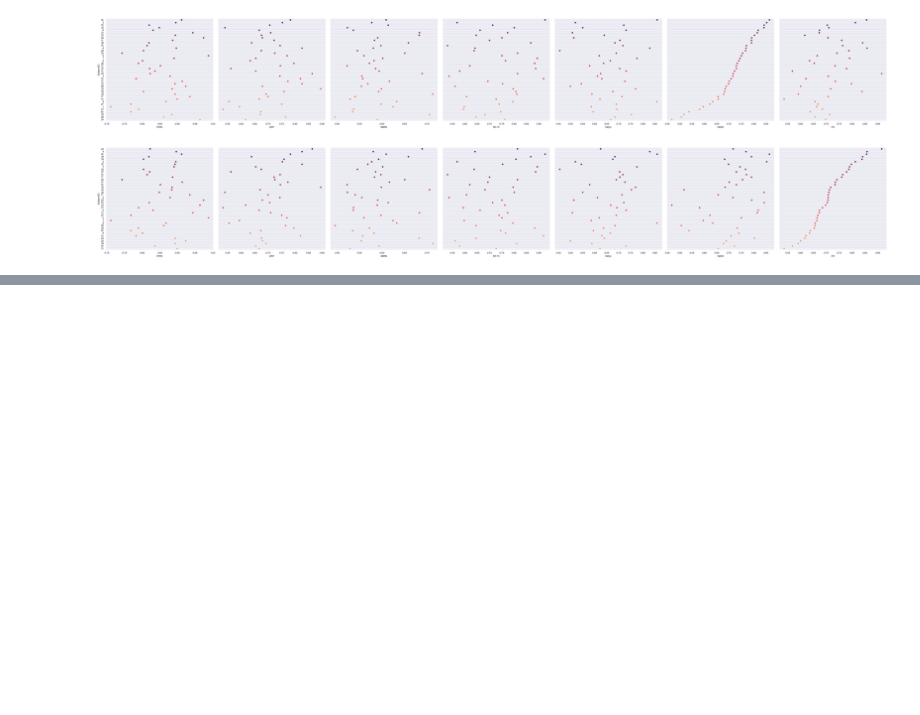
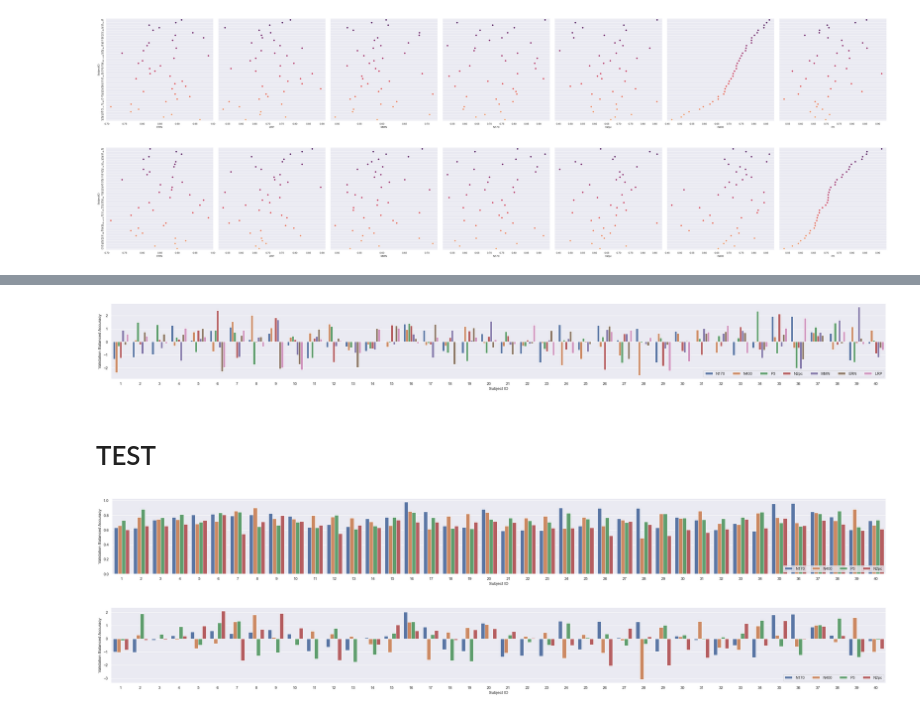
Before and after one commit to HannesBonasch/Thesis-Analysing-Deep-Learning-Decoding, a Jupyter notebook: WithinSubject.ipynb, the cells around one changed output, grey strips where cells are left out. Cells and saved outputs as stored; diff of their text form; code cells hidden in the pictures; blank space fills up the shorter version.

```diff
--- a/WithinSubject.ipynb
+++ b/WithinSubject.ipynb
@@ -280,0 +443,49 @@ for task in ["ERN", "LRP", "MMN", "N170", "N2pc", "N400", "P3"]:
+# %%
+parameters = {
+    # data
+    "data_path": "F:/Masterthesis/Data",
+    "task": "N170",
+    "preprocessing": "medium",
+    "n_subjects": 40,
+    "reject_incorrect_responses": True,
+    # model
+    "model": "shallow",
+    "n_classes": 2,
+    "n_chans": 30,
+    "input_window_samples": 255,
+    "seed": 42,
+    # classifier
+    "lr": 0.01,
+    "weight_decay": 0.0,
+    "batch_size": 64,
+    "n_epochs": 25,
+    "n_splits": 5,
+    "model_folder": "models_within_subject"
+}
+for task in ["N170", "N400", "P3", "N2pc", "MMN", "ERN", "LRP"]:
+    parameters["task"] = task
+    df = DataLoader.load_df(parameters)
+    Training.run_exp_per_subject(df, parameters)
+# %%
+# Load Dataframe
+df_list = []
+for task in ["N170", "N400", "P3", "N2pc", "MMN", "ERN", "LRP"]:
+    model_path = os.getcwd()+"\\"+parameters["model_folder"]+"\\"+parameters[
+        "model"]+"\\"+task+"\\"+parameters["preprocessing"]+"\\"
+    for i in range(40):
+        df = pd.read_json(model_path+"split_"+str(i)+"_history.json")
+        df = df[df["epoch"]==25]
+        df["SubjectID"] = i+1
+        df["Task"] = task
+        df_list.append(df[["Task", "SubjectID", "valid_balanced_accuracy"]])
+df = pd.concat(df_list,axis=0)
+df["valid_balanced_accuracy_normalized"] = df.groupby(["Task"]).transform(lambda x: (x - x.mean()) / x.std())["valid_balanced_accuracy"]
+sns.set(style="darkgrid")
+plt.figure(figsize=(40, 4))
+fig = sns.barplot(x="SubjectID", y="valid_balanced_accuracy_normalized", hue="Task", data=df)
+plt.legend(loc='lower right', ncol=7)
+fig.set(xlabel='Subject ID', ylabel='Validation Balanced Accuracy');
+# %% [output]
+[figure, added]
+# %% [markdown]
+# TEST
@@ -280,0 +553,17 @@ for task in ["ERN", "LRP", "MMN", "N170", "N2pc", "N400", "P3"]:
+# %%
+sns.set(style="darkgrid")
+plt.figure(figsize=(40, 4))
+fig = sns.barplot(x="SubjectID", y="valid_balanced_accuracy", hue="Task", data=df)
+plt.legend(loc='lower right', ncol=7)
+fig.set(xlabel='Subject ID', ylabel='Validation Balanced Accuracy');
+# %% [output]
+[figure, added]
+# %%
+df["valid_balanced_accuracy_normalized"] = df.groupby(["Task"]).transform(lambda x: (x - x.mean()) / x.std())["valid_balanced_accuracy"]
+sns.set(style="darkgrid")
+plt.figure(figsize=(40, 4))
+fig = sns.barplot(x="SubjectID", y="valid_balanced_accuracy_normalized", hue="Task", data=df)
+plt.legend(loc='lower right', ncol=7)
+fig.set(xlabel='Subject ID', ylabel='Validation Balanced Accuracy');
+# %% [output]
+[figure, added]
```
Also changed, not shown: parts of 14 cells of this notebook.
